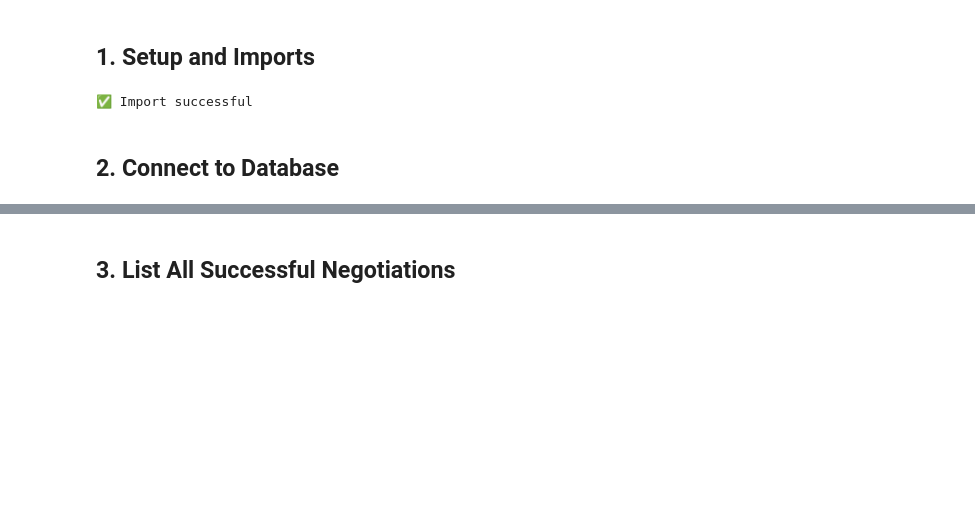
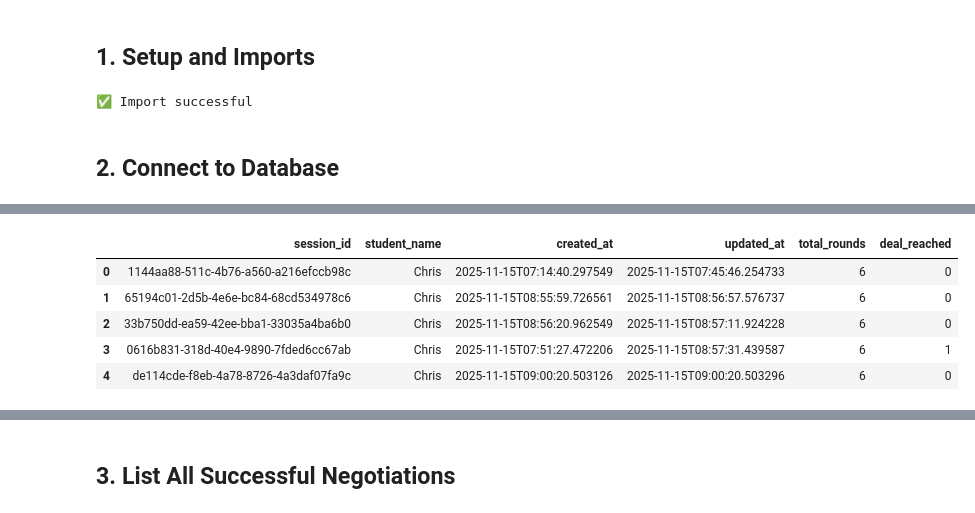
Before and after one commit to Sasha-Cui/negotiation-backend, a Jupyter notebook: view_successful_cases_en.ipynb, the cells around one changed output, grey strips where cells are left out. Drawn from its saved outputs; the diff is of its cells as text; code cells hidden in the pictures; blank space fills up the shorter version.

```diff
--- a/view_successful_cases_en.ipynb
+++ b/view_successful_cases_en.ipynb
@@ -33,0 +59,23 @@ print(f"✅ Connected to database: {DB_PATH}")
+# %%
+# Check time format
+query = """
+SELECT
+    session_id,
+    student_name,
+    created_at,
+    updated_at,
+    total_rounds,
+    deal_reached
+FROM negotiation_sessions
+LIMIT 5
+"""
+
+sample_times = pd.read_sql_query(query, conn)
+display(sample_times)
+# %% [output]
+|  | session_id | student_name | created_at | updated_at | total_rounds | deal_reached |
+| 0 | 1144aa88-511c-4b76-a560-a216efccb98c | Chris | 2025-11-15T07:14:40.297549 | 2025-11-15T07:45:46.254733 | 6 | 0 |
+| 1 | 65194c01-2d5b-4e6e-bc84-68cd534978c6 | Chris | 2025-11-15T08:55:59.726561 | 2025-11-15T08:56:57.576737 | 6 | 0 |
+| 2 | 33b750dd-ea59-42ee-bba1-33035a4ba6b0 | Chris | 2025-11-15T08:56:20.962549 | 2025-11-15T08:57:11.924228 | 6 | 0 |
+| 3 | 0616b831-318d-40e4-9890-7fded6cc67ab | Chris | 2025-11-15T07:51:27.472206 | 2025-11-15T08:57:31.439587 | 6 | 1 |
+| 4 | de114cde-f8eb-4a78-8726-4a3daf07fa9c | Chris | 2025-11-15T09:00:20.503126 | 2025-11-15T09:00:20.503296 | 6 | 0 |
```
Also changed, not shown: parts of 11 cells of this notebook, 10 other files.
